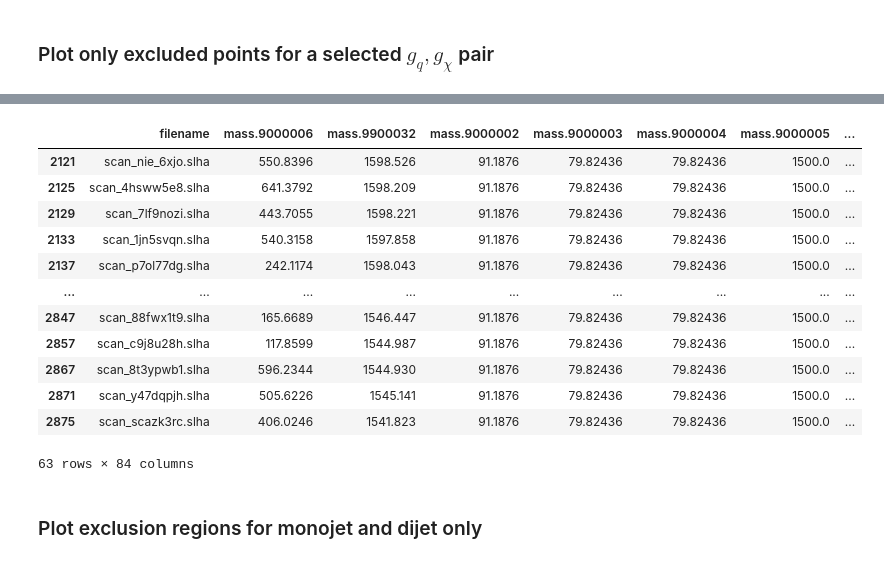
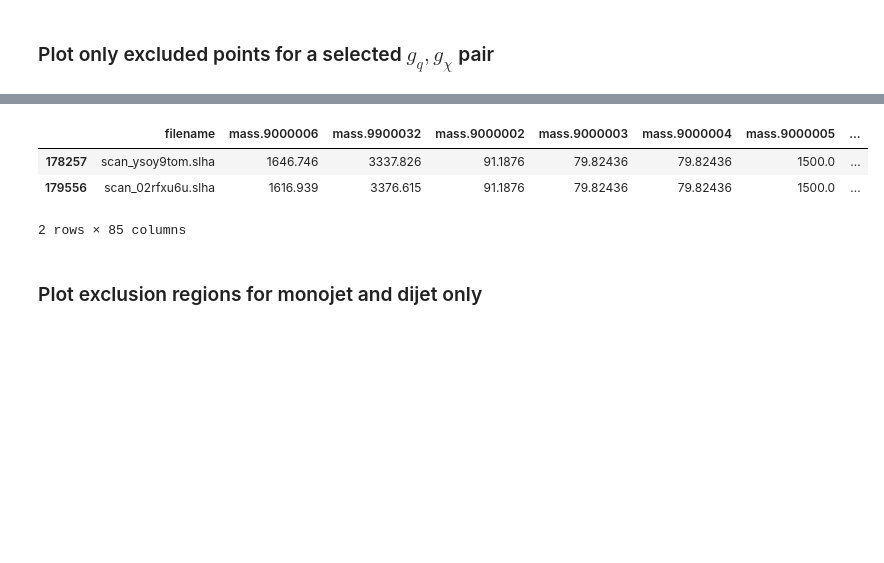
Before and after one commit to SModelS/smodelsv3-paper, a Jupyter notebook: scan/2MDM-monojet-vs-dijet-plots.ipynb, the cells around one changed output, grey strips where cells are left out. Drawn from its saved outputs; the diff is of its cells as text; code cells hidden in the pictures; blank space fills up the shorter version.

```diff
--- a/scan/2MDM-monojet-vs-dijet-plots.ipynb
+++ b/scan/2MDM-monojet-vs-dijet-plots.ipynb
@@ -56,7 +56,7 @@ def convertLabel(label):
 #### Get data in pcl format and print all columns names
 # %%
 #Merge with SModelS DataFrame
-pclFiles = ['./smodels_results_slha_gchi_001.pcl']
+pclFiles = ['./smodels_results_slha_gchi_001.pcl', './smodels_results_48k.pcl']
 dfs = [pd.read_pickle(i) for i in pclFiles]
 dataDF = pd.concat(dfs, ignore_index=True)
 print(dataDF.columns.values.tolist()) #Print all columns names
@@ -246,20 +260,11 @@ plt.show()
 # %%
-newDF[(newDF['extpar.2']==0.14)&(newDF['extpar.1']==0.01)&(newDF['mass.9900032']>1400)&(newDF['mass.9900032']<1600)
-      &(newDF['ExptRes.result.r']<1)&(newDF['label']=='CMS-EXO-12-059 (TRV1qq)')]
+newDF[(newDF['extpar.2']==0.14)&(newDF['extpar.1']==1.0)&(newDF['mass.9900032']>3000)&(newDF['mass.9900032']<3500)
+      &(newDF['ExptRes.result.r']>1)]
 # %% [output]
 |  | filename | mass.9000006 | mass.9900032 | mass.9000002 | mass.9000003 | mass.9000004 | mass.9000005 | ... |
-| 2121 | scan_nie_6xjo.slha | 550.8396 | 1598.526 | 91.1876 | 79.82436 | 79.82436 | 1500.0 | ... |
-| 2125 | scan_4hsww5e8.slha | 641.3792 | 1598.209 | 91.1876 | 79.82436 | 79.82436 | 1500.0 | ... |
-| 2129 | scan_7lf9nozi.slha | 443.7055 | 1598.221 | 91.1876 | 79.82436 | 79.82436 | 1500.0 | ... |
-| 2133 | scan_1jn5svqn.slha | 540.3158 | 1597.858 | 91.1876 | 79.82436 | 79.82436 | 1500.0 | ... |
-| 2137 | scan_p7ol77dg.slha | 242.1174 | 1598.043 | 91.1876 | 79.82436 | 79.82436 | 1500.0 | ... |
-| ... | ... | ... | ... | ... | ... | ... | ... | ... |
-| 2847 | scan_88fwx1t9.slha | 165.6689 | 1546.447 | 91.1876 | 79.82436 | 79.82436 | 1500.0 | ... |
-| 2857 | scan_c9j8u28h.slha | 117.8599 | 1544.987 | 91.1876 | 79.82436 | 79.82436 | 1500.0 | ... |
-| 2867 | scan_8t3ypwb1.slha | 596.2344 | 1544.930 | 91.1876 | 79.82436 | 79.82436 | 1500.0 | ... |
-| 2871 | scan_y47dqpjh.slha | 505.6226 | 1545.141 | 91.1876 | 79.82436 | 79.82436 | 1500.0 | ... |
-| 2875 | scan_scazk3rc.slha | 406.0246 | 1541.823 | 91.1876 | 79.82436 | 79.82436 | 1500.0 | ... |
+| 178257 | scan_ysoy9tom.slha | 1646.746 | 3337.826 | 91.1876 | 79.82436 | 79.82436 | 1500.0 | ... |
+| 179556 | scan_02rfxu6u.slha | 1616.939 | 3376.615 | 91.1876 | 79.82436 | 79.82436 | 1500.0 | ... |
-63 rows × 84 columns
+2 rows × 85 columns
 # %% [markdown]
 ### Plot exclusion regions for monojet and dijet only
 # %%
```
Also changed, not shown: parts of 19 cells of this notebook.
